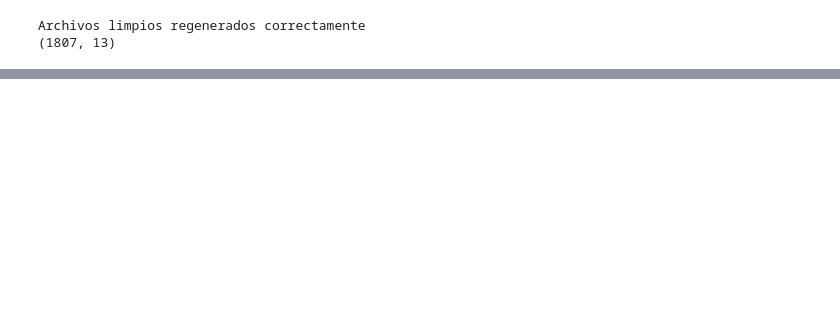
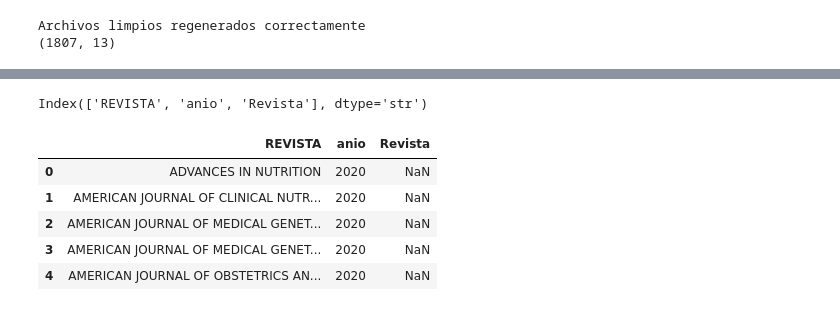
Before and after one commit to pozostronger/analisis-produccion-cientifica-inta, a Jupyter notebook: notebooks/analisis_exploratorio.ipynb, the cells around one changed output, grey strips where cells are left out. Drawn from its saved outputs; the diff is of its cells as text; code cells hidden in the pictures; blank space fills up the shorter version.

```diff
--- a/notebooks/analisis_exploratorio.ipynb
+++ b/notebooks/analisis_exploratorio.ipynb
@@ -1413,0 +1509,20 @@ Archivos limpios regenerados correctamente
+# %%
+columnas_clave = [
+    "anio",
+    "titulo",
+    "disciplina_final",
+    "q",
+    "if",
+    "if_5y",
+    "tipo_documento",
+    "primer_autor_inta"
+]
+
+for col in columnas_clave:
+    if col in df.columns:
+        print(f"\n===== {col} =====")
+        print("Nulos:", df[col].isna().sum())
+        print("Valores únicos:", df[col].nunique())
+        print(df[col].value_counts(dropna=False).head(20))
+    else:
+        print(f"\nLa columna {col} no existe en el dataset")
@@ -1413,0 +1541,35 @@ Archivos limpios regenerados correctamente
+# %%
+import pandas as pd
+
+ruta = r"C:\Users\Nicolas Pozo\analisis-produccion-cientifica-inta\data\raw\Productividad_Histórico_Artilces_Review.xlsx"
+
+# Leer hojas 2020-2023
+hojas = ["2020", "2021", "2022", "2023"]
+
+dfs = []
+
+for hoja in hojas:
+    df = pd.read_excel(ruta, sheet_name=hoja)
+
+    # mantener solo columnas necesarias
+    cols = [col for col in df.columns if "titulo" in str(col).lower() or "revista" in str(col).lower()]
+
+    df = df[cols]
+
+    df["anio"] = hoja
+
+    dfs.append(df)
+
+df_revistas = pd.concat(dfs, ignore_index=True)
+
+print(df_revistas.columns)
+
+display(df_revistas.head())
+# %% [output]
+Index(['REVISTA', 'anio', 'Revista'], dtype='str')
+|  | REVISTA | anio | Revista |
+| 0 | ADVANCES IN NUTRITION | 2020 | NaN |
+| 1 | AMERICAN JOURNAL OF CLINICAL NUTR... | 2020 | NaN |
+| 2 | AMERICAN JOURNAL OF MEDICAL GENET... | 2020 | NaN |
+| 3 | AMERICAN JOURNAL OF MEDICAL GENET... | 2020 | NaN |
+| 4 | AMERICAN JOURNAL OF OBSTETRICS AN... | 2020 | NaN |
```
Also changed, not shown: parts of 10 cells of this notebook, 8 other files.
